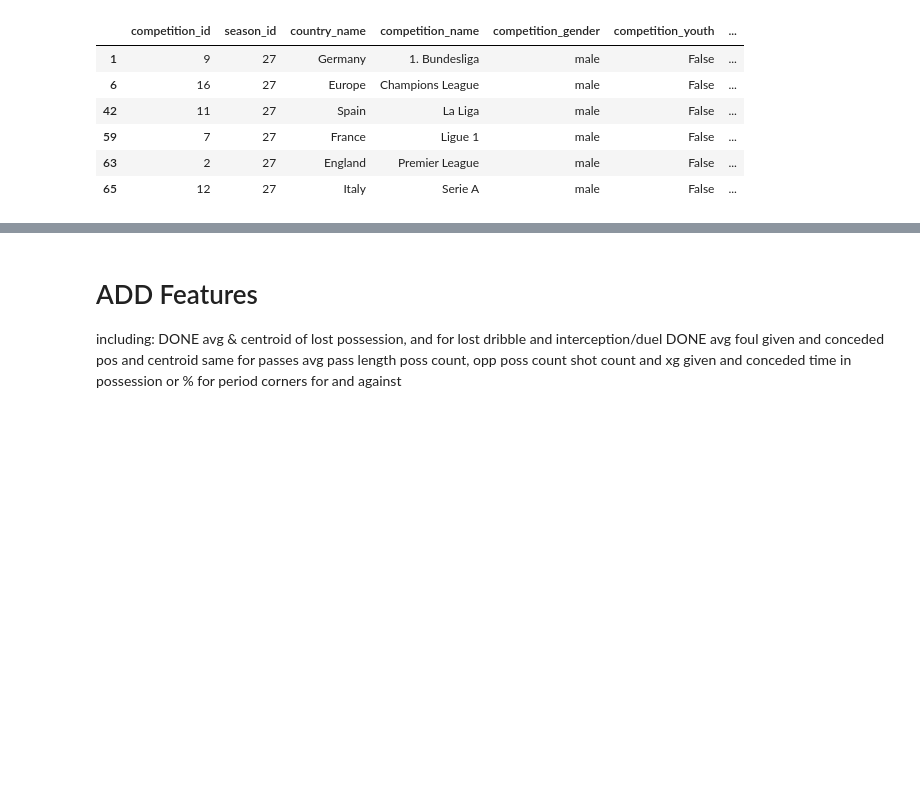
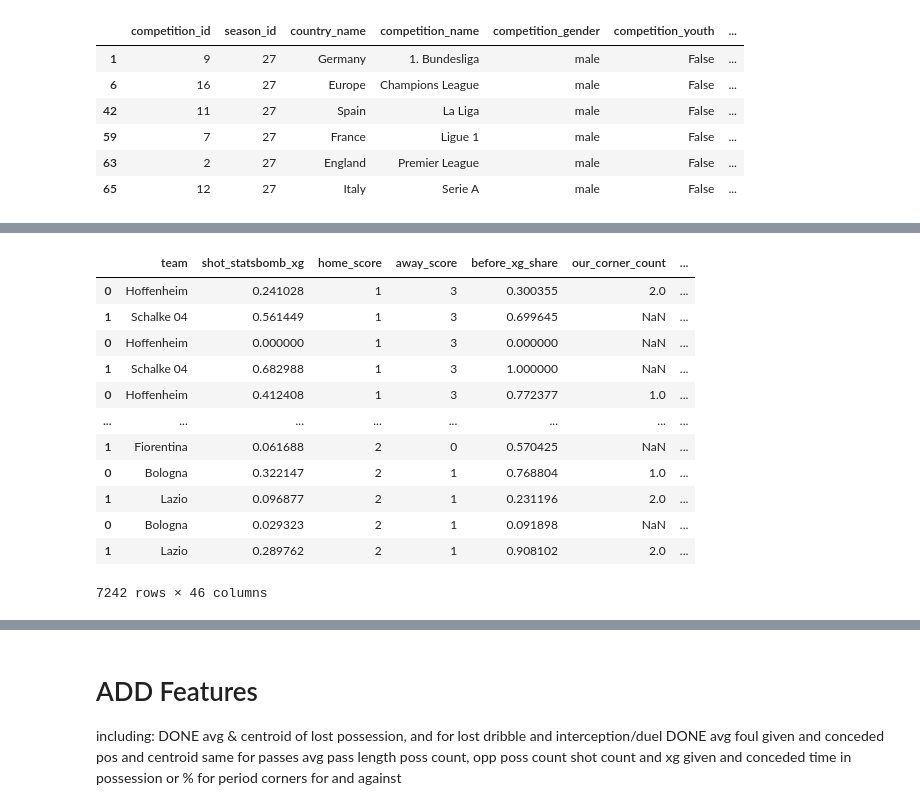
Before and after one commit to conormalone/StatsBomb24, a Jupyter notebook: Substitute_Working.ipynb, the cells around one changed output, grey strips where cells are left out. Drawn from its saved outputs; the diff is of its cells as text; code cells hidden in the pictures; blank space fills up the shorter version.

```diff
--- a/Substitute_Working.ipynb
+++ b/Substitute_Working.ipynb
@@ -65,6 +45,3 @@ comps
 | 59 | 7 | 27 | France | Ligue 1 | male | False | ... |
 | 63 | 2 | 27 | England | Premier League | male | False | ... |
 | 65 | 12 | 27 | Italy | Serie A | male | False | ... |
-# %%
-matches = sb.matches(competition_id=2, season_id=27)
-matches
@@ -97,27 +75,7 @@ def extract_last_position(position_list):
     else:
         last_position = None
     return last_position
-def calculate_polygon_centroid(coords):
-    if not coords:
-        return np.nan, np.nan
 
-    points = MultiPoint(coords)
-    return points.centroid.x, points.centroid.y
-
-def centroid_function(df):
-# Function to calculate the centroid of a polygon created by the coordinates
-
-
-# Group the dataframe by team and calculate the centroid for each team
-    centroids = df.groupby('team')['location'].apply(lambda loc: calculate_polygon_centroid(loc.tolist()))#calculate_polygon_centroid(loc.tolist())
-
-    # Create a new dataframe for the centroids
-    centroids_df = centroids.apply(pd.Series).reset_index()
-    centroids_df.columns = ['team', 'centroid_x', 'centroid_y']
-
-    #tools.display_dataframe_to_user(name="Team Polygon Centroid", dataframe=centroids_df)
-
-    return centroids_df
 
 def assign_our_their_stats(df, stats_df, team_col='team'):
     # Merge the stats data with the events DataFrame
@@ -160,12 +106,0 @@ NameError: name 'pd' is not defined
-# %%
-dispos = before_events[before_events.type == "Dispossessed"]
-if len(dispos)==0:
-    teams = before_events.teams.unique()
-    centroid_x = pd.Series([Null,Null])
-    centroid_y = pd.Series([Null,Null])
-
-centroids = dispos.groupby('team')['location'].apply(lambda loc: calculate_polygon_centroid(loc.tolist()))#calculate_polygon_centroid(loc.tolist())
-
-    # Create a new dataframe for the centroids
-centroids_df = centroids.apply(pd.Series).reset_index()
-centroids_df.columns = ['team', 'centroid_x', 'centroid_y']
@@ -233,7 +154,8 @@ results
 # %%
 xg_share_df = pd.DataFrame()
-for index, row in results.tail().iterrows():
+for index, row in results.iterrows():
     events =  sb.events(match_id = row.match_id)
+    matches = sb.matches(competition_id=row.season, season_id=27)
     home = matches[matches.match_id==row.match_id].home_team.values[0]
     home_goal = 0
     away_goal = 0
@@ -325 +247,14 @@ ValueError: Length mismatch: Expected axis has 2 elements, new values have 3 ele
+|  | team | shot_statsbomb_xg | home_score | away_score | before_xg_share | our_corner_count | ... |
+| 0 | Hoffenheim | 0.241028 | 1 | 3 | 0.300355 | 2.0 | ... |
+| 1 | Schalke 04 | 0.561449 | 1 | 3 | 0.699645 | NaN | ... |
+| 0 | Hoffenheim | 0.000000 | 1 | 3 | 0.000000 | NaN | ... |
+| 1 | Schalke 04 | 0.682988 | 1 | 3 | 1.000000 | NaN | ... |
+| 0 | Hoffenheim | 0.412408 | 1 | 3 | 0.772377 | 1.0 | ... |
+| ... | ... | ... | ... | ... | ... | ... | ... |
+| 1 | Fiorentina | 0.061688 | 2 | 0 | 0.570425 | NaN | ... |
+| 0 | Bologna | 0.322147 | 2 | 1 | 0.768804 | 1.0 | ... |
+| 1 | Lazio | 0.096877 | 2 | 1 | 0.231196 | 2.0 | ... |
+| 0 | Bologna | 0.029323 | 2 | 1 | 0.091898 | NaN | ... |
+| 1 | Lazio | 0.289762 | 2 | 1 | 0.908102 | 2.0 | ... |
+7242 rows × 46 columns
 # %%
```
Also changed, not shown: parts of 21 cells of this notebook.
